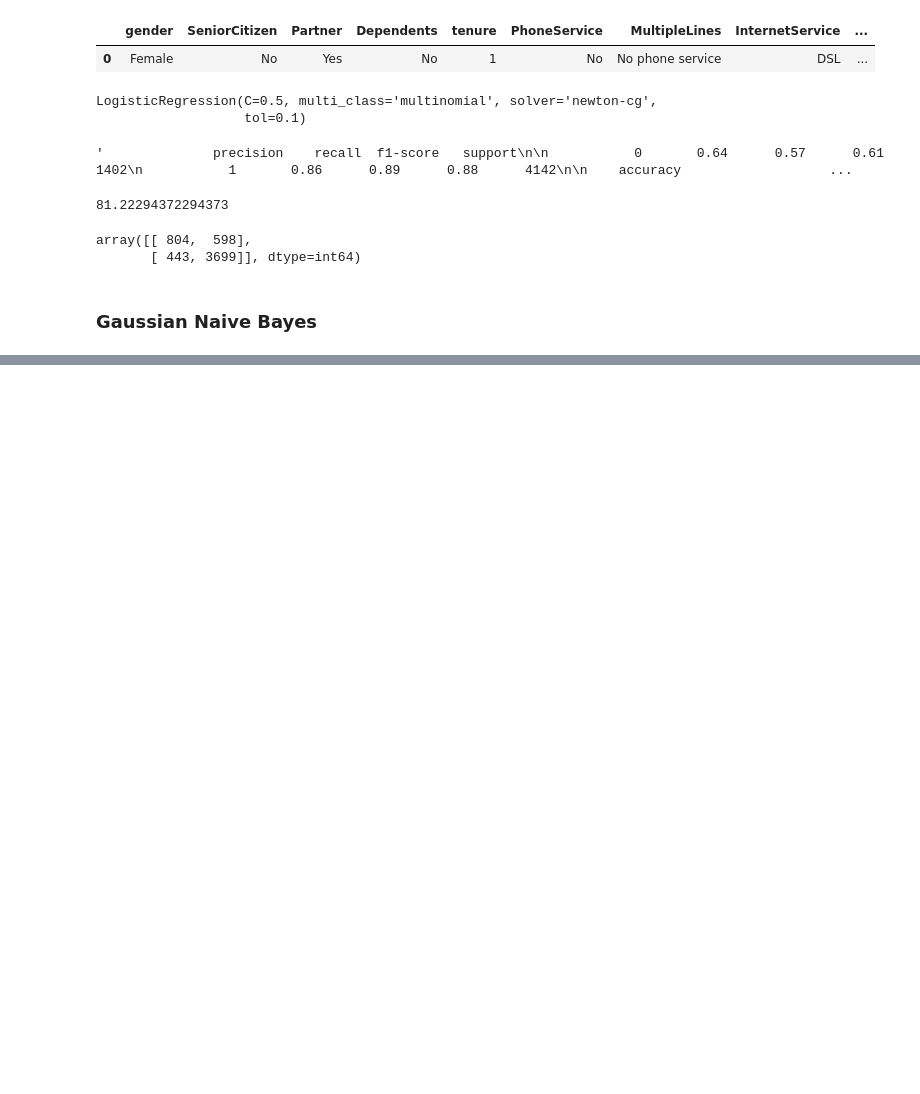
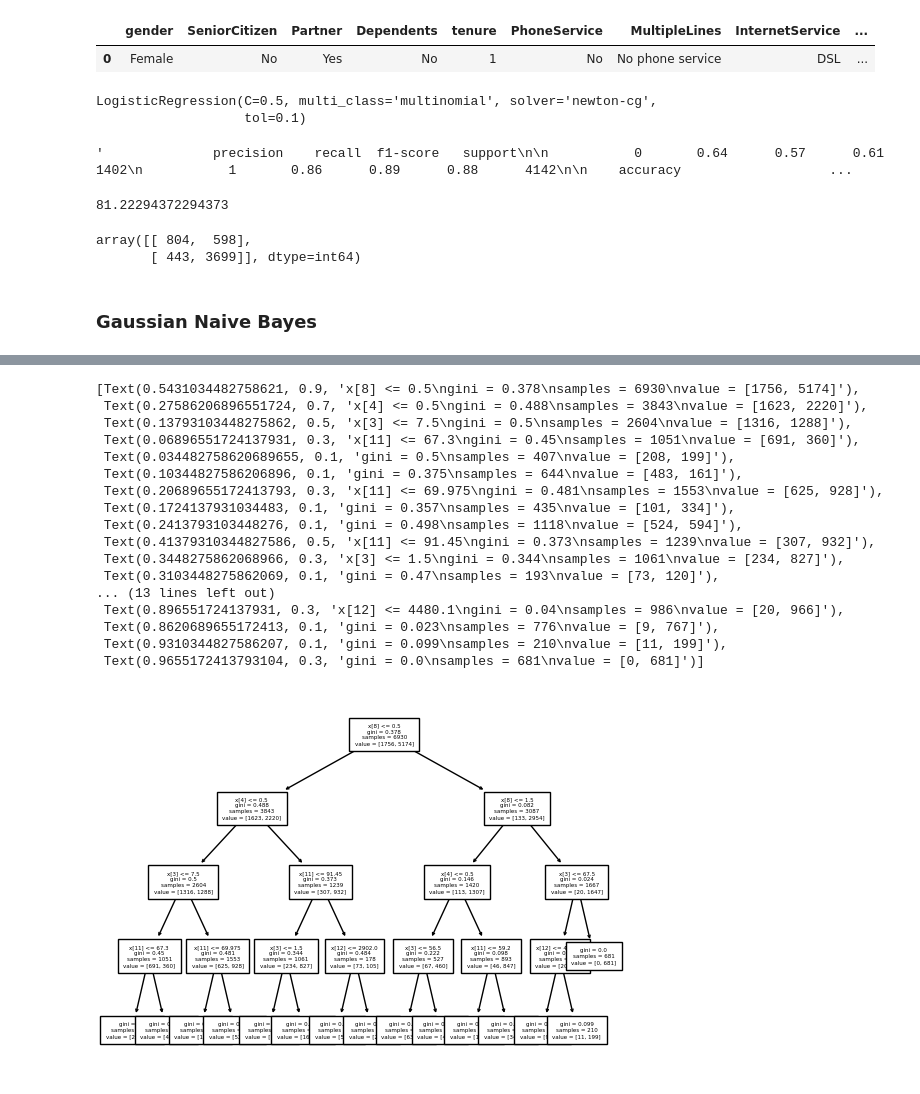
Before and after one commit to goksuturac/AnalysisCustomerLoss, a Jupyter notebook: machine_learning.ipynb, the cells around one changed output, grey strips where cells are left out. Saved outputs shown, nothing was run; the diff lists cells and outputs as text; code cells hidden in the pictures; blank space fills up the shorter version.

```diff
--- a/machine_learning.ipynb
+++ b/machine_learning.ipynb
@@ -647,0 +778,24 @@ ValueError: Found input variables with inconsistent numbers of samples: [5891, 5
+# %%
+from sklearn import tree
+clf = tree.DecisionTreeClassifier(max_depth = 4, random_state=42,min_weight_fraction_leaf=0.0)
+clf = clf.fit(x, y)
+tree.plot_tree(clf,fontsize=4)
+# %% [output]
+[Text(0.5431034482758621, 0.9, 'x[8] <= 0.5\ngini = 0.378\nsamples = 6930\nvalue = [1756, 5174]'),
+ Text(0.27586206896551724, 0.7, 'x[4] <= 0.5\ngini = 0.488\nsamples = 3843\nvalue = [1623, 2220]'),
+ Text(0.13793103448275862, 0.5, 'x[3] <= 7.5\ngini = 0.5\nsamples = 2604\nvalue = [1316, 1288]'),
+ Text(0.06896551724137931, 0.3, 'x[11] <= 67.3\ngini = 0.45\nsamples = 1051\nvalue = [691, 360]'),
+ Text(0.034482758620689655, 0.1, 'gini = 0.5\nsamples = 407\nvalue = [208, 199]'),
+ Text(0.10344827586206896, 0.1, 'gini = 0.375\nsamples = 644\nvalue = [483, 161]'),
+ Text(0.20689655172413793, 0.3, 'x[11] <= 69.975\ngini = 0.481\nsamples = 1553\nvalue = [625, 928]'),
+ Text(0.1724137931034483, 0.1, 'gini = 0.357\nsamples = 435\nvalue = [101, 334]'),
+ Text(0.2413793103448276, 0.1, 'gini = 0.498\nsamples = 1118\nvalue = [524, 594]'),
+ Text(0.41379310344827586, 0.5, 'x[11] <= 91.45\ngini = 0.373\nsamples = 1239\nvalue = [307, 932]'),
+ Text(0.3448275862068966, 0.3, 'x[3] <= 1.5\ngini = 0.344\nsamples = 1061\nvalue = [234, 827]'),
+ Text(0.3103448275862069, 0.1, 'gini = 0.47\nsamples = 193\nvalue = [73, 120]'),
+... (13 lines left out)
+ Text(0.896551724137931, 0.3, 'x[12] <= 4480.1\ngini = 0.04\nsamples = 986\nvalue = [20, 966]'),
+ Text(0.8620689655172413, 0.1, 'gini = 0.023\nsamples = 776\nvalue = [9, 767]'),
+ Text(0.9310344827586207, 0.1, 'gini = 0.099\nsamples = 210\nvalue = [11, 199]'),
+ Text(0.9655172413793104, 0.3, 'gini = 0.0\nsamples = 681\nvalue = [0, 681]')]
+[figure, added]
```
Also changed, not shown: parts of 20 cells of this notebook, 2 other files.
